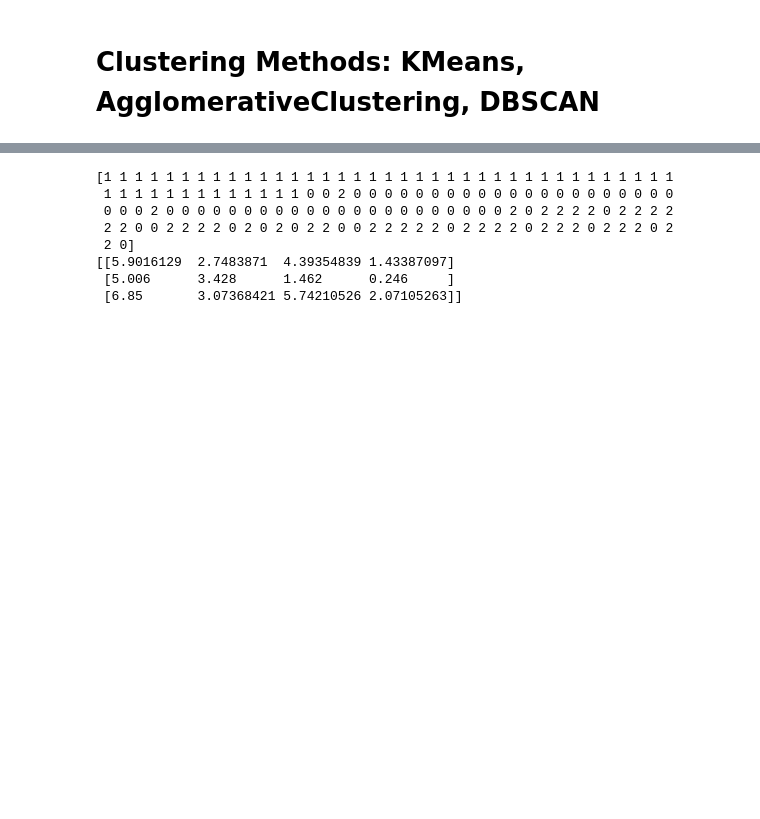
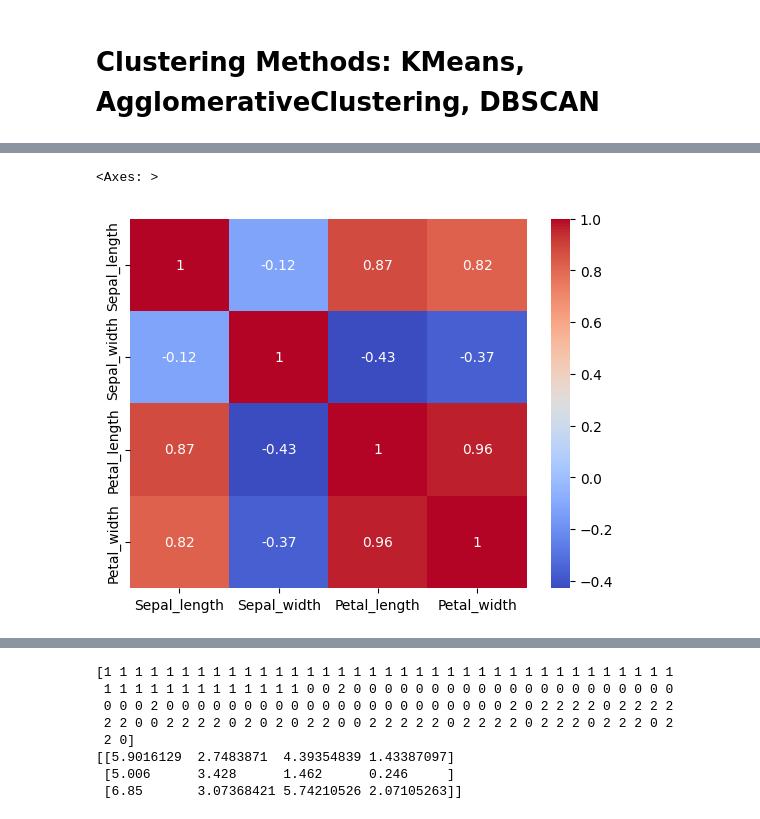
Before and after one commit to marzieh-saeedimasine/Python-DataCleaning-Modelling, a Jupyter notebook: Clustering-knn.ipynb, the cells around one changed output, grey strips where cells are left out. Cells and saved outputs as stored; diff of their text form; code cells hidden in the pictures; blank space fills up the shorter version.

```diff
--- a/Clustering-knn.ipynb
+++ b/Clustering-knn.ipynb
@@ -10,0 +36,5 @@ from scipy.cluster.hierarchy import dendrogram, linkage
+# %%
+sns.heatmap(df.corr(), annot=True, cmap="coolwarm")
+# %% [output]
+<Axes: >
+[figure, added]
```
Also changed, not shown: parts of 11 cells of this notebook.
